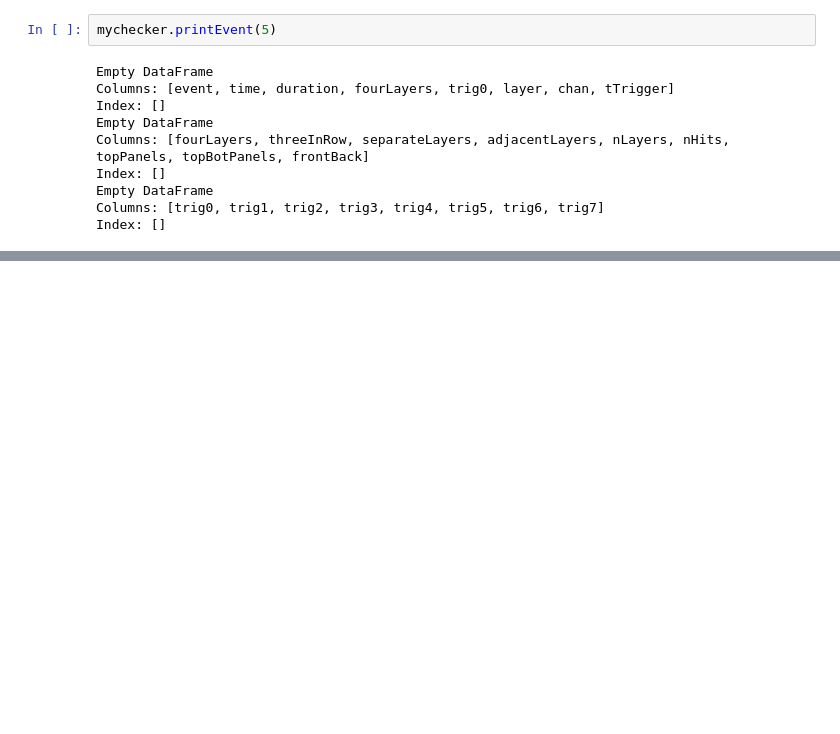
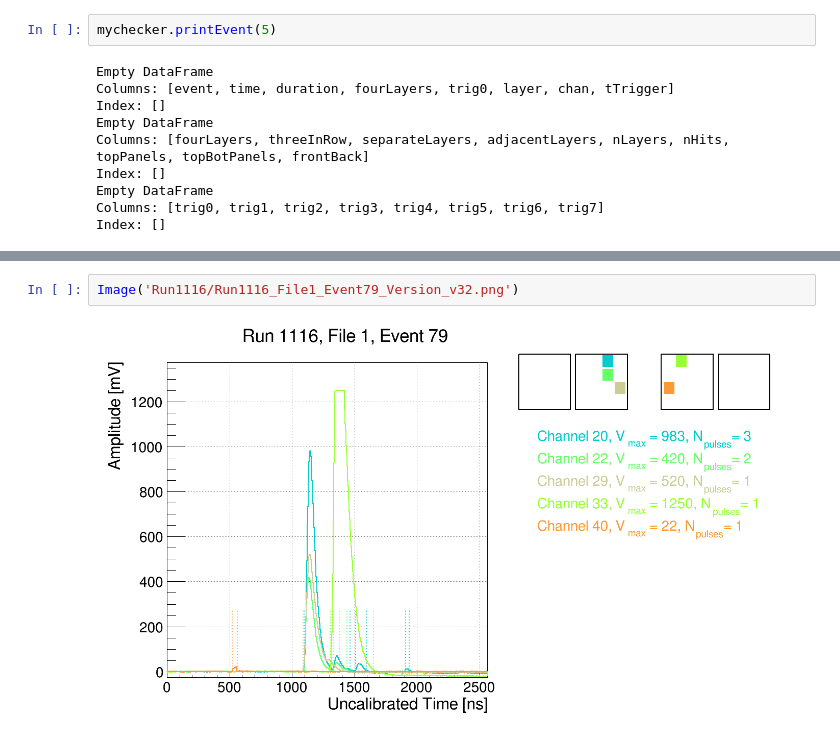
Before and after one commit to milliQan-sw/milliqanOffline, a Jupyter notebook: Run3Detector/analysis/wip/triggerRatesDebug.ipynb, the cells around one changed output, grey strips where cells are left out. Cells and saved outputs as stored; diff of their text form; blank space fills up the shorter version.

```diff
--- a/Run3Detector/analysis/wip/triggerRatesDebug.ipynb
+++ b/Run3Detector/analysis/wip/triggerRatesDebug.ipynb
@@ -338,0 +369,4 @@ Image('Run1116/Run1116_File1_Event429_Version_v32.png')
+# %%
+Image('Run1116/Run1116_File1_Event79_Version_v32.png')
+# %% [output]
+[figure, added]
```
Also changed, not shown: parts of 4 cells of this notebook, 1 other file.
